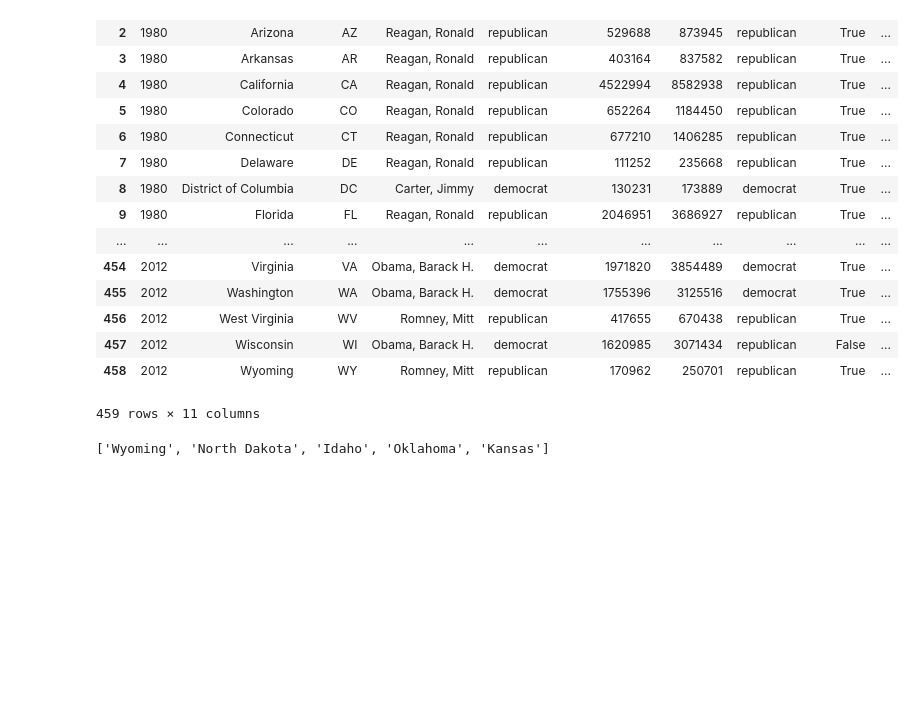
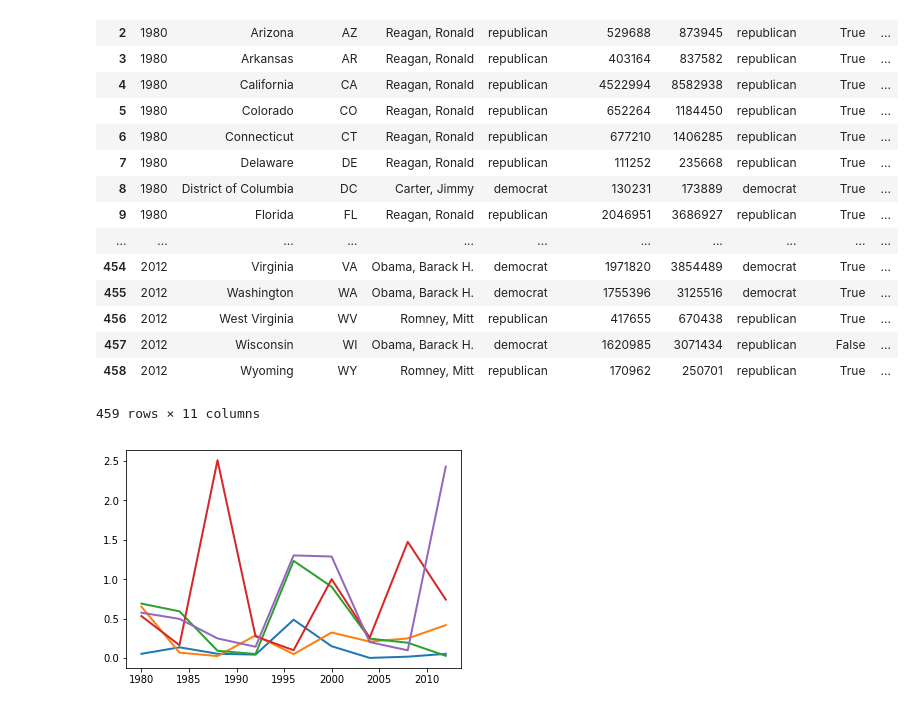
Before and after one commit to tinawong15/portends-greatness, a Jupyter notebook: elections.ipynb, the cells around one changed output. Saved outputs shown, nothing was run; the diff lists cells and outputs as text; code cells hidden in the pictures; blank space fills up the shorter version.

Commit message:
Added graph templates

```diff
--- a/elections.ipynb
+++ b/elections.ipynb
@@ -350,5 +173,15 @@ last_swing_states = all_swing_states.sort_values(['swinginess'], ascending=(True
 last_swing_states
 non_swing_states = all_swing_states.sort_values(['swinginess'], ascending=(True)).head(5)['state'].tolist()
 non_swing_states
+
+years = []
+for i in range(1980, 2016, 4):
+   years.append(i)
-# %% [output]
-['Wyoming', 'North Dakota', 'Idaho', 'Oklahoma', 'Kansas']
+# %%
+plt.figure(0)
+for state in non_swing_states:
+#     print(all_states_vote[all_states_vote['state'] == state]['turnout'])
+    plt.plot(years, all_states_vote[all_states_vote['state'] == state]['turnout'], linewidth=2, markersize=12)
+plt.show()
+# %% [output]
+[figure, added]
```
Also changed, not shown: parts of 15 cells of this notebook.
